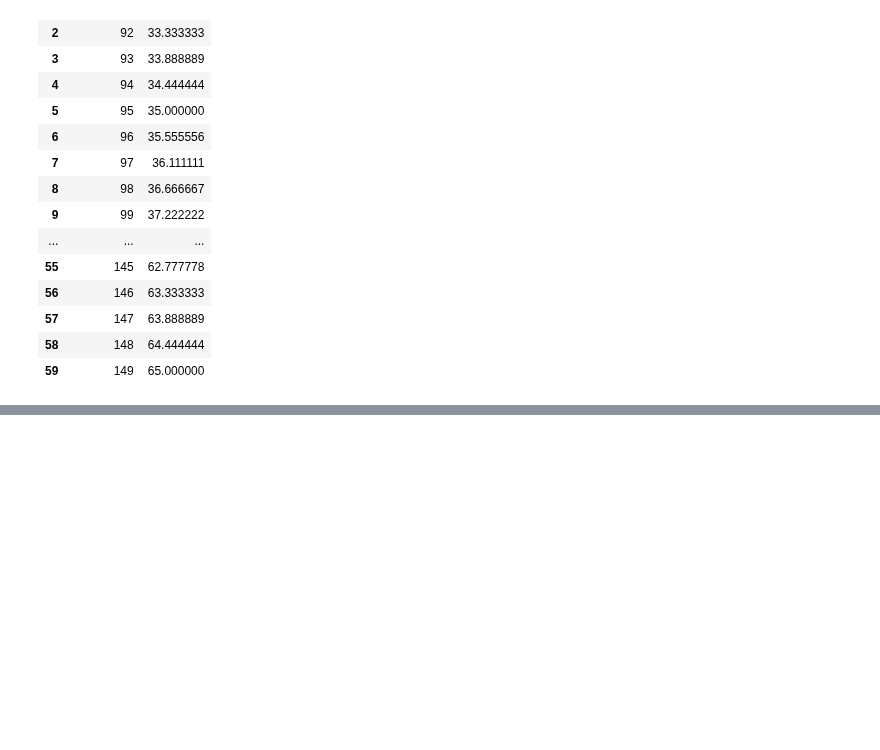
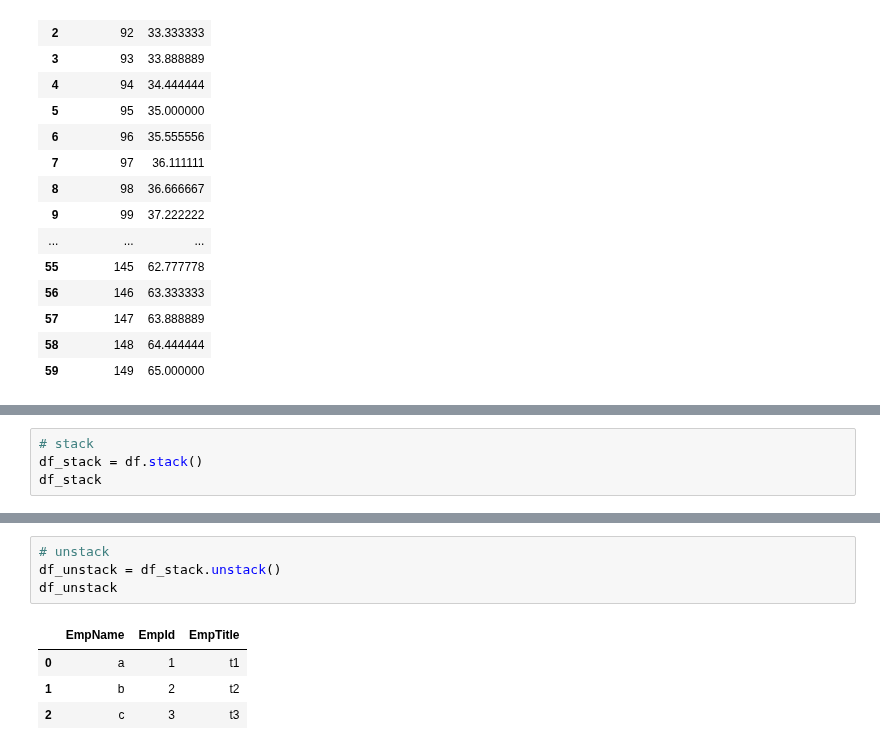
Before and after one commit to mkmritunjay/machineLearning, a Jupyter notebook: pandas_basics.ipynb, the cells around one changed output, grey strips where cells are left out. Drawn from its saved outputs; the diff is of its cells as text; blank space fills up the shorter version.

```diff
--- a/pandas_basics.ipynb
+++ b/pandas_basics.ipynb
@@ -890,0 +928,4 @@ df
+# %%
+# stack
+df_stack = df.stack()
+df_stack
@@ -890,0 +943,9 @@ df
+# %%
+# unstack
+df_unstack = df_stack.unstack()
+df_unstack
+# %% [output]
+|  | EmpName | EmpId | EmpTitle |
+| 0 | a | 1 | t1 |
+| 1 | b | 2 | t2 |
+| 2 | c | 3 | t3 |
```
Also changed, not shown: parts of 7 cells of this notebook.
